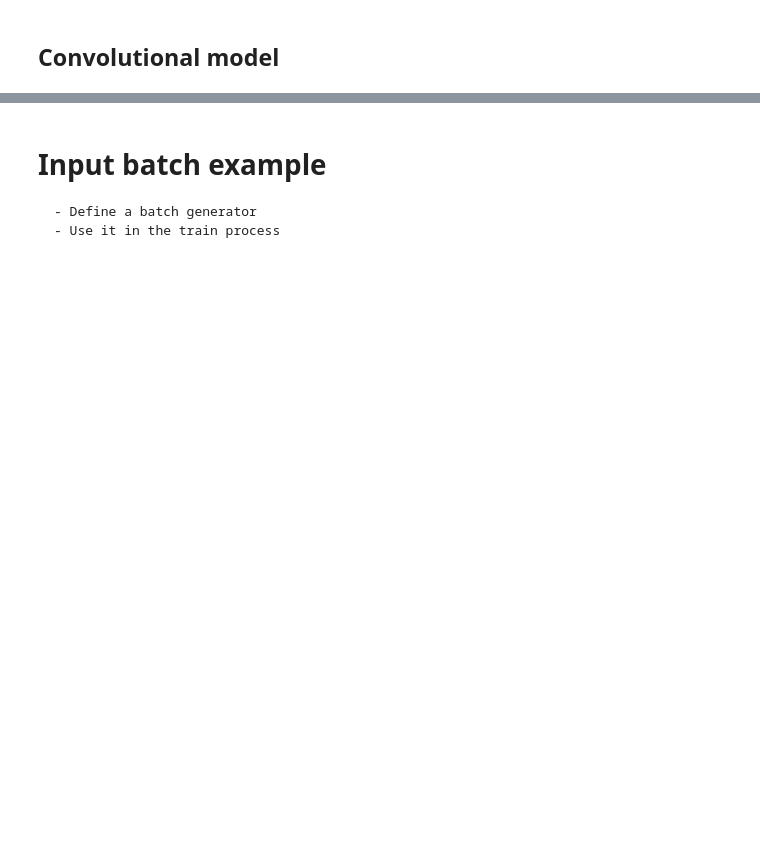
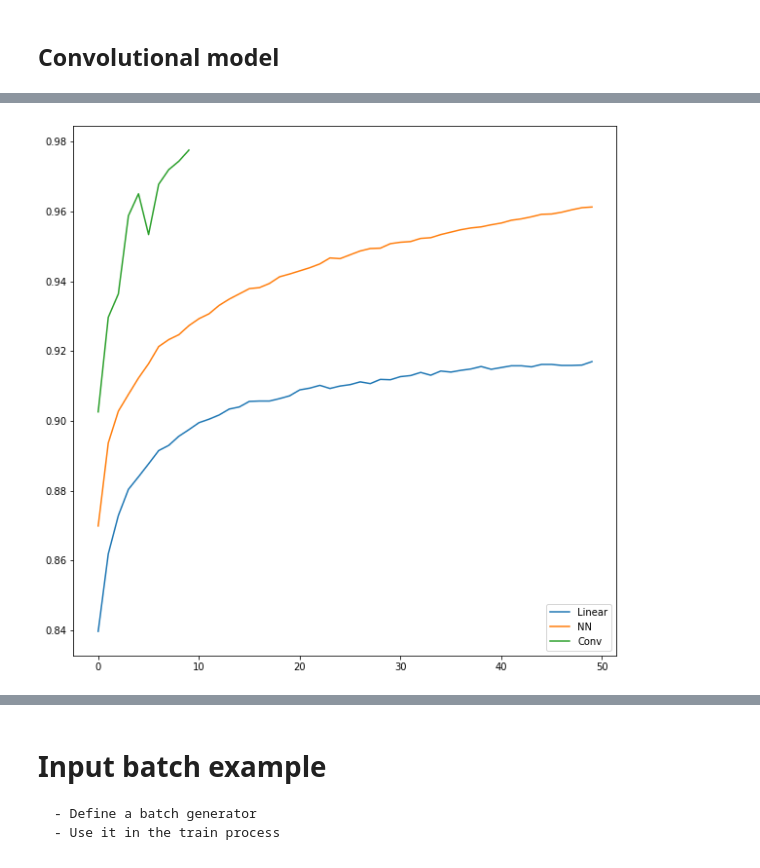
Before and after one commit to sueiras/text_mining, a Jupyter notebook: 04_RNN/00_intro_to_keras.ipynb, the cells around one changed output, grey strips where cells are left out. Saved outputs shown, nothing was run; the diff lists cells and outputs as text; code cells hidden in the pictures; blank space fills up the shorter version.

```diff
--- a/04_RNN/00_intro_to_keras.ipynb
+++ b/04_RNN/00_intro_to_keras.ipynb
@@ -188,12 +342,14 @@ print('Seconds to train: ', time.time() - start)
 # %%
 #Compare with previous
 plt.rcParams['figure.figsize'] = (10, 10)
 
-plt.plot(history_linear.history['val_acc'], label='Linear')
-plt.plot(history_nn.history['val_acc'], label='NN')
-plt.plot(history.history['val_acc'], label='Conv')
+plt.plot(history_linear.history['val_accuracy'], label='Linear')
+plt.plot(history_nn.history['val_accuracy'], label='NN')
+plt.plot(history.history['val_accuracy'], label='Conv')
 plt.legend(loc='lower right')
 plt.show()
+# %% [output]
+[figure, added]
 # %%
 # Score and select prediction with max prob
 import numpy as np
```
Also changed, not shown: parts of 19 cells of this notebook, 14 other files.
